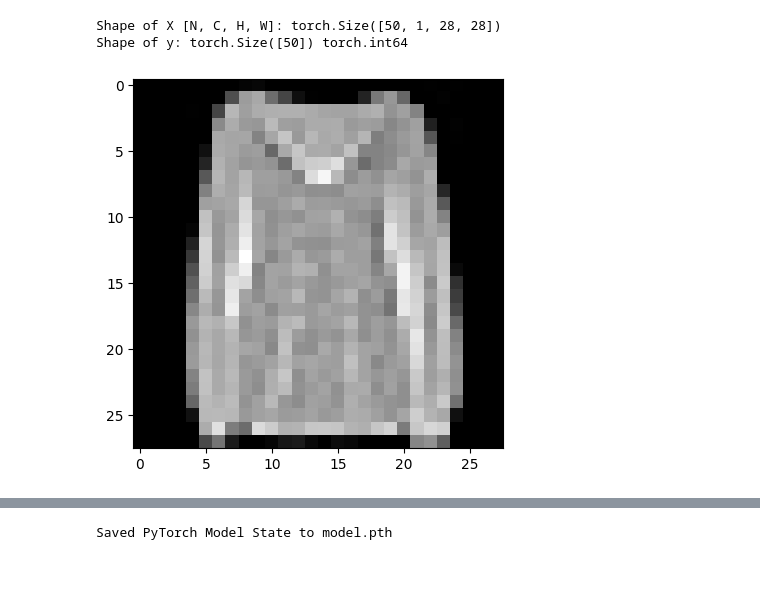
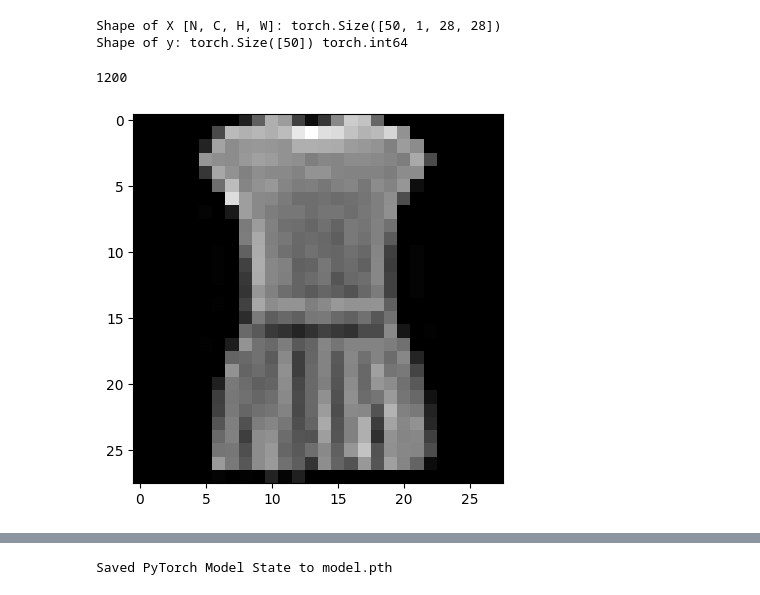
Before and after one commit to dvasiliu/AAML, a Jupyter notebook: Module 5 - Deep Learning & Black Boxes/Intro_Image_Analysis_PyTorch.ipynb, the cells around one changed output, grey strips where cells are left out. Saved outputs shown, nothing was run; the diff lists cells and outputs as text; code cells hidden in the pictures.

```diff
--- a/Module 5 - Deep Learning & Black Boxes/Intro_Image_Analysis_PyTorch.ipynb
+++ b/Module 5 - Deep Learning & Black Boxes/Intro_Image_Analysis_PyTorch.ipynb
@@ -53,11 +55,15 @@ for X, y in train_dataloader:
 # %% [output]
 Shape of X [N, C, H, W]: torch.Size([50, 1, 28, 28])
 Shape of y: torch.Size([50]) torch.int64
+# %%
+len(train_dataloader)
+# %% [output]
+1200
 # %%
-plt.imshow(X[49,0,:],cmap='gray')
+plt.imshow(X[3,0,:],cmap='gray')
 plt.show()
 # %% [output]
-[figure, old version]
+[figure, new version]
 # %%
 # Get gpu, mps or cpu device for training.
 device = (
```
Also changed, not shown: parts of 6 cells of this notebook, 2 other files.
